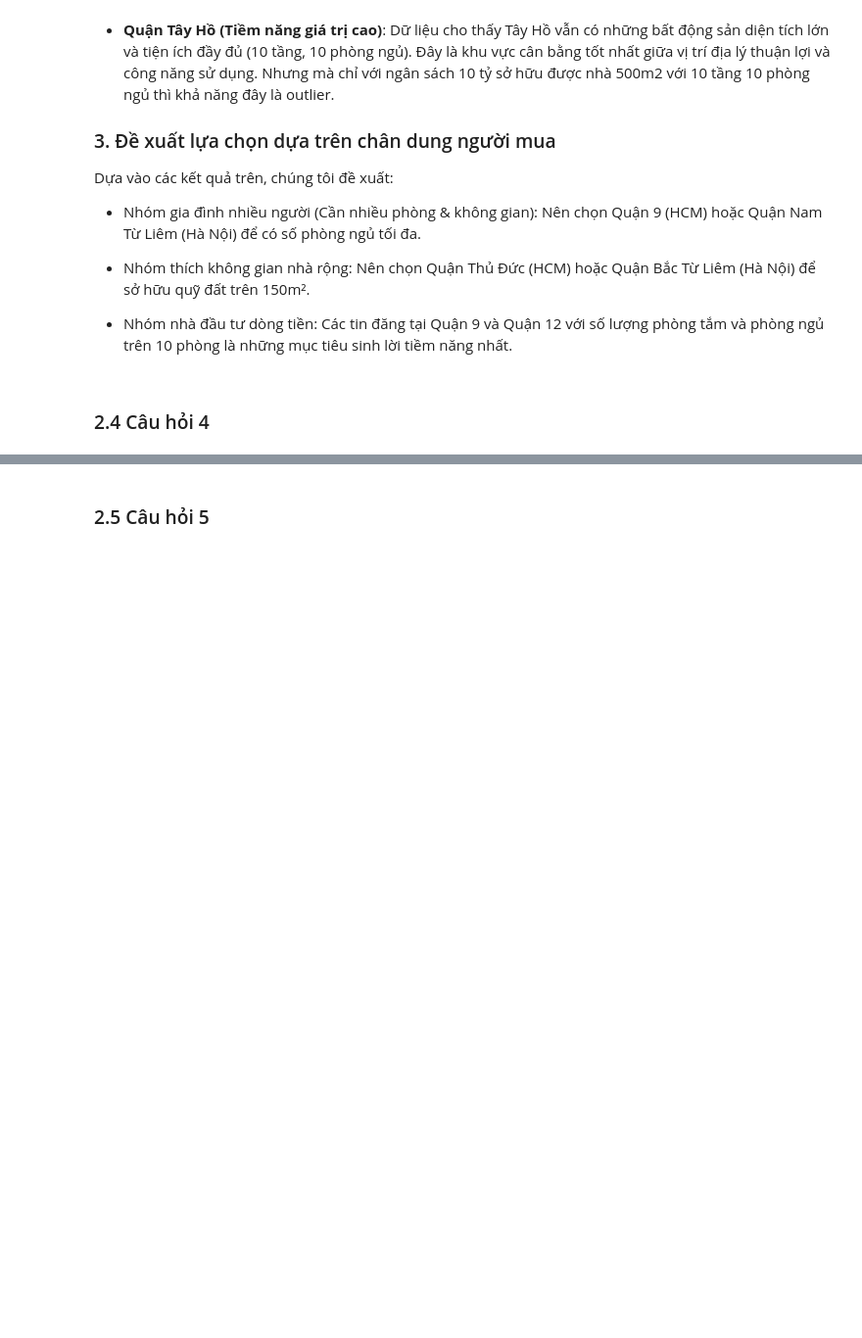
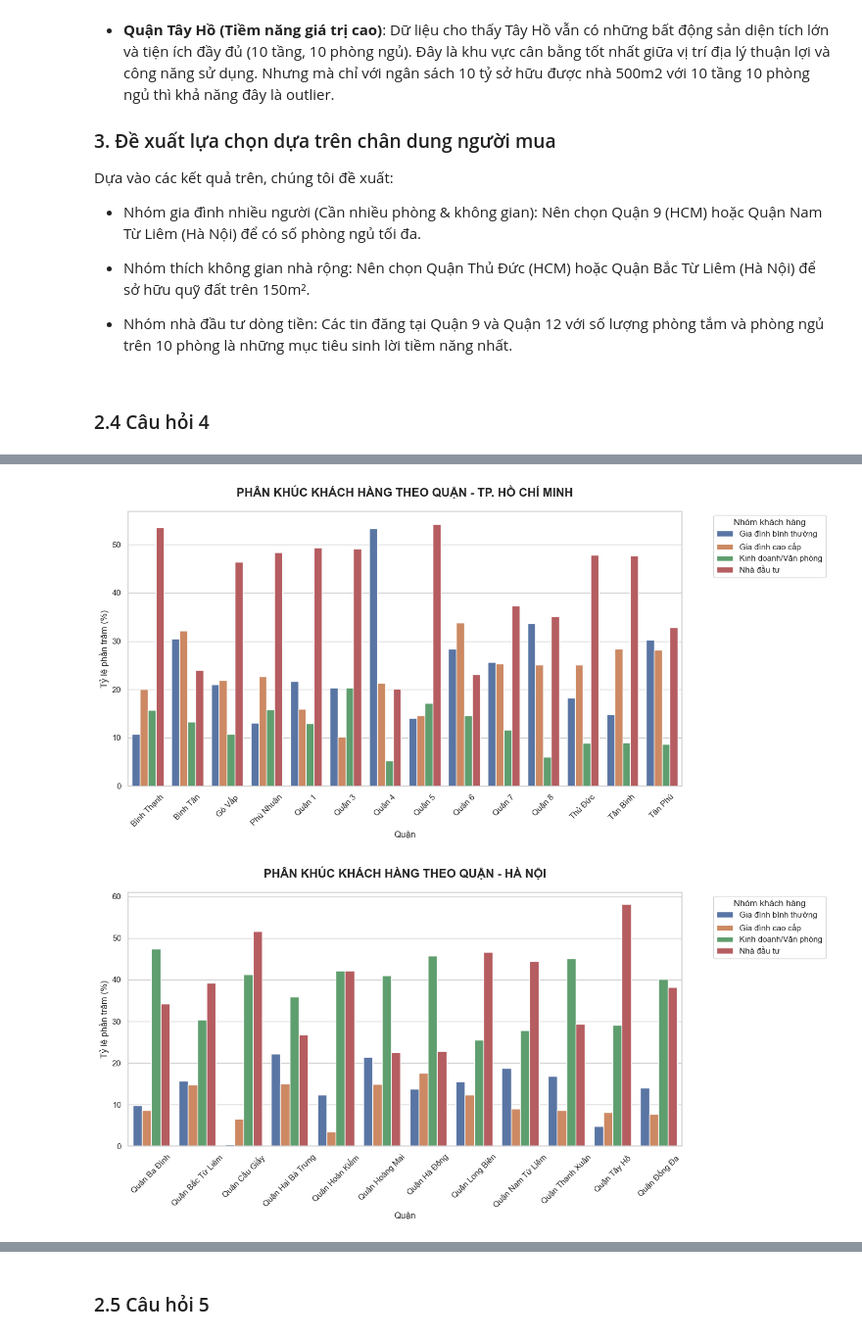
Before and after one commit to Thuongcdv123/Project-Intro-DS, a Jupyter notebook: eda/eda.ipynb, the cells around one changed output, grey strips where cells are left out. Shown at 98% size. Saved outputs shown, nothing was run; the diff lists cells and outputs as text; code cells hidden in the pictures; blank space fills up the shorter version.

```diff
--- a/eda/eda.ipynb
+++ b/eda/eda.ipynb
@@ -692,0 +853,36 @@ Dựa vào các kết quả trên, chúng tôi đề xuất:
+# %%
+# Tách dữ liệu cho HCM và Hà Nội
+result_hcm = result[result.index.str.contains("TP.HCM")].copy()
+result_hn = result[result.index.str.contains("Hà Nội")].copy()
+
+# Làm sạch tên index (bỏ đuôi ", TP.HCM" và ", Hà Nội" để biểu đồ gọn hơn)
+result_hcm.index = result_hcm.index.str.replace(", TP.HCM", "")
+result_hn.index = result_hn.index.str.replace(", Hà Nội", "")
+
+# Thiết lập style
+sns.set_theme(style="whitegrid")
+plt.rcParams['font.family'] = 'Arial' # Hoặc font hỗ trợ tiếng Việt
+
+def plot_customer_segments(df, title):
+    # Vẽ biểu đồ cột nhóm
+    df_plot = df.reset_index().melt(id_vars='quan_thanh_pho', var_name='Loại khách hàng', value_name='Tỷ lệ (%)')
+
+    plt.figure(figsize=(14, 7))
+    ax = sns.barplot(data=df_plot, x='quan_thanh_pho', y='Tỷ lệ (%)', hue='Loại khách hàng')
+
+    plt.title(title, fontsize=16, fontweight='bold', pad=20)
+    plt.xlabel('Quận', fontsize=12)
+    plt.ylabel('Tỷ lệ phần trăm (%)', fontsize=12)
+    plt.xticks(rotation=45)
+    plt.legend(title='Nhóm khách hàng', bbox_to_anchor=(1.05, 1), loc='upper left')
+    plt.tight_layout()
+    plt.show()
+
+if not result_hcm.empty:
+    plot_customer_segments(result_hcm, "PHÂN KHÚC KHÁCH HÀNG THEO QUẬN - TP. HỒ CHÍ MINH")
+
+if not result_hn.empty:
+    plot_customer_segments(result_hn, "PHÂN KHÚC KHÁCH HÀNG THEO QUẬN - HÀ NỘI")
+# %% [output]
+[figure, added]
+[figure, added]
```
Also changed, not shown: parts of 8 cells of this notebook.
